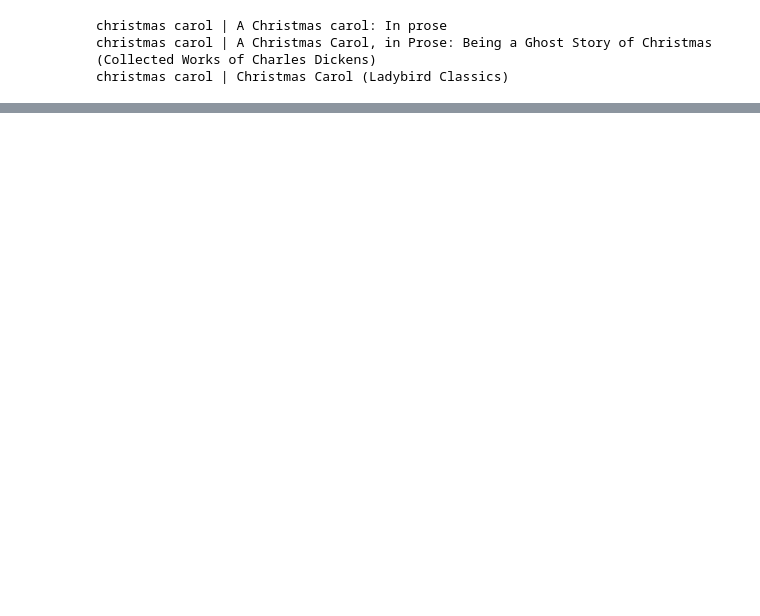
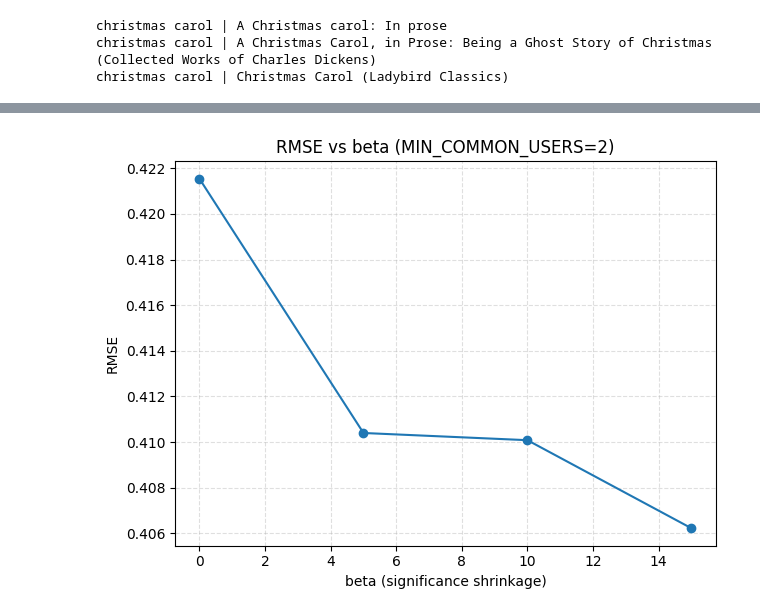
Before and after one commit to SokolovVadim/Algorithms_for_Massive_Datasets, a Jupyter notebook: notebooks/recommender.ipynb, the cells around one changed output, grey strips where cells are left out. Saved outputs shown, nothing was run; the diff lists cells and outputs as text; code cells hidden in the pictures; blank space fills up the shorter version.

```diff
--- a/notebooks/recommender.ipynb
+++ b/notebooks/recommender.ipynb
@@ -1171,0 +1282,23 @@ christmas carol | Christmas Carol (Ladybird Classics)
+# %%
+exp = []
+
+def log_exp(name, min_common_users=None, beta=None, rmse=None, coverage=None, hit=None, prec=None, rec=None, ndcg=None):
+    exp.append({
+        "name": name,
+        "min_common_users": min_common_users,
+        "beta": beta,
+        "rmse": rmse,
+        "coverage": coverage,
+        "hit@10": hit,
+        "precision@10": prec,
+        "recall@10": rec,
+        "ndcg@10": ndcg,
+    })
+
+log_exp("base", min_common_users=2, beta=0, rmse=0.4215375, coverage=0.3747106, hit=0.3664, prec=0.0447, rec=0.2497, ndcg=0.1465)
+log_exp("beta5", min_common_users=2, beta=5, rmse=0.4104010, coverage=0.38535879, hit=0.3990, prec=0.0490, rec=0.2751, ndcg=0.1589)
+log_exp("beta10", min_common_users=2, beta=10, rmse=0.4100856, coverage=0.3880666, hit=0.4048, prec=0.0494, rec=0.2791, ndcg=0.1667)
+log_exp("beta15", min_common_users=2, beta=15, rmse=0.4062273, coverage=0.38535879, hit=0.4083, prec=0.0503, rec=0.2798, ndcg=0.1629)
+# %%
+exp_df = pd.DataFrame(exp)
+exp_df
@@ -1171,0 +1331,15 @@ christmas carol | Christmas Carol (Ladybird Classics)
+# %%
+fixed_mcu = 2
+d = exp_df[exp_df["min_common_users"] == fixed_mcu].sort_values("beta")
+
+# RMSE vs beta
+plt.figure()
+plt.plot(d["beta"], d["rmse"], marker="o")
+plt.xlabel("beta (significance shrinkage)")
+plt.ylabel("RMSE")
+plt.title(f"RMSE vs beta (MIN_COMMON_USERS={fixed_mcu})")
+plt.grid(True, linestyle="--", alpha=0.4)
+plt.tight_layout()
+plt.show()
+# %% [output]
+[figure, added]
```
Also changed, not shown: parts of 46 cells of this notebook, 5 other files.
